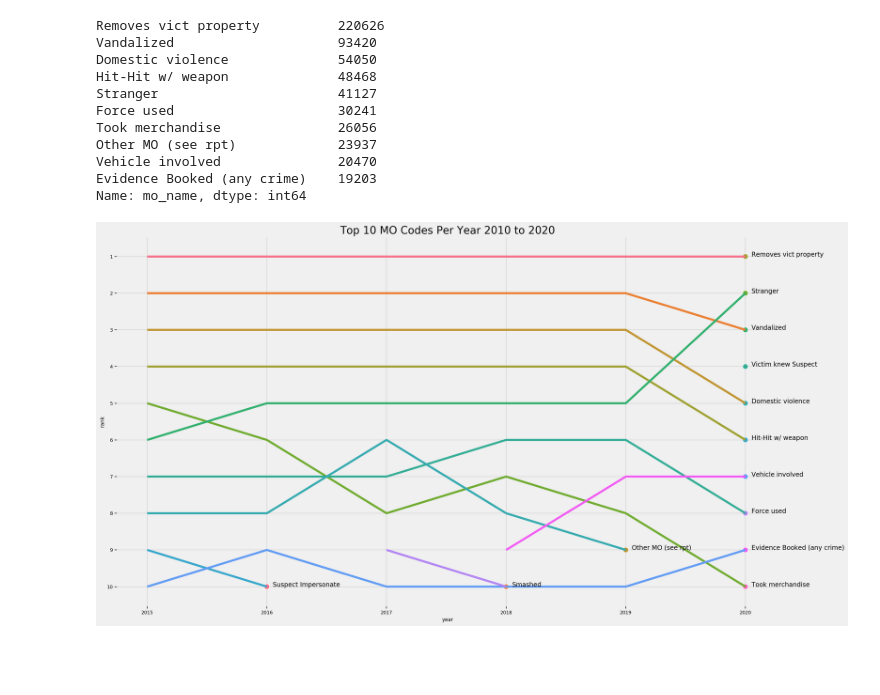
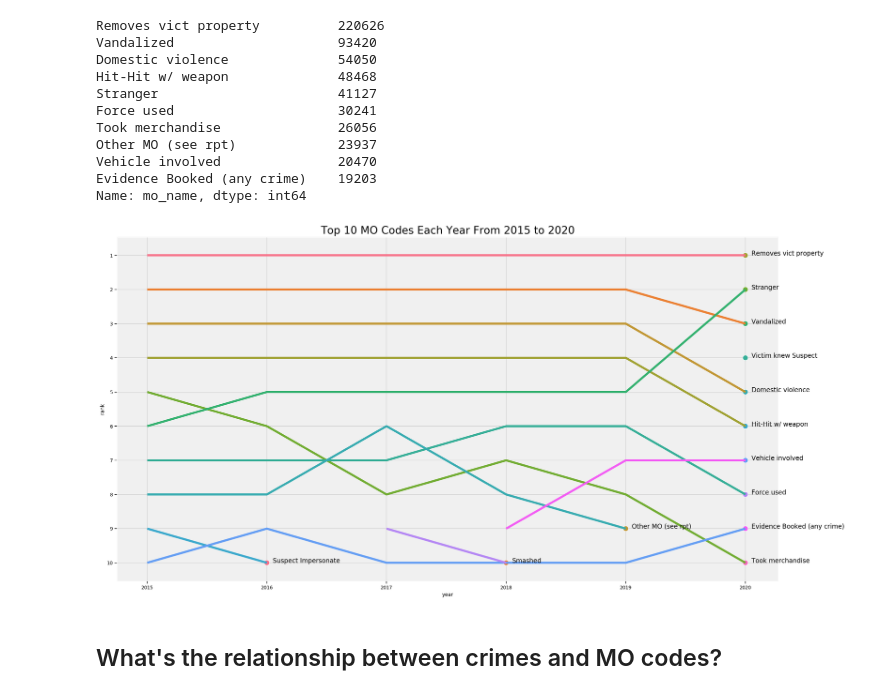
Before and after one commit to veeps/LA_innovation_team, a Jupyter notebook: code/002_EDA.ipynb, the cells around one changed output. Drawn from its saved outputs; the diff is of its cells as text; code cells hidden in the pictures; blank space fills up the shorter version.

```diff
--- a/code/002_EDA.ipynb
+++ b/code/002_EDA.ipynb
@@ -188,27 +177,29 @@ palette = sns.color_palette("husl", top_mo["mo_name"].unique().shape[0])
 # %%
 plt.figure(figsize=(20,12))
 
 paper_rc = {'lines.linewidth': 4, 'lines.markersize': 10}
 sns.set_context("paper", rc = paper_rc)
 
 
 ax = sns.lineplot(x="year", y="rank", hue="mo_name",markers = False,
                   data=top_mo, legend = False, palette = palette)
 #ax = sns.lineplot(x="year", y="rank", style="mo_name",markers = False,
     #             data=top_mo[top_mo["year"]>=2019], legend = False, dashes = True)
 
 
 ax = sns.scatterplot(x="year", y="rank", data=last_points_mo,
         legend=False, hue="mo_name")
 
 
 for i in range(0,last_points_mo.shape[0]):
      ax.text(last_points_mo["year"][i]+0.05, last_points_mo["rank"][i],
              last_points_mo["mo_name"][i], horizontalalignment='left', size =12)
 
 plt.ylim(reversed(plt.ylim()))
 plt.yticks([10,9,8,7,6,5,4,3,2,1]);
-plt.title("Top 10 MO Codes Per Year 2010 to 2020", fontsize=20)
-plt.savefig('../plots/top_mocodes.eps', format='eps', dpi=72)
+plt.title("Top 10 MO Codes Each Year From 2015 to 2020", fontsize=20)
+# plt.savefig('../plots/top_mocodes.eps', format='eps', dpi=72)
 # %% [output]
-[figure, old version]
+[figure, new version]
+# %% [markdown]
+## What's the relationship between crimes and MO codes?
```
Also changed, not shown: parts of 10 cells of this notebook, 8 other files.
